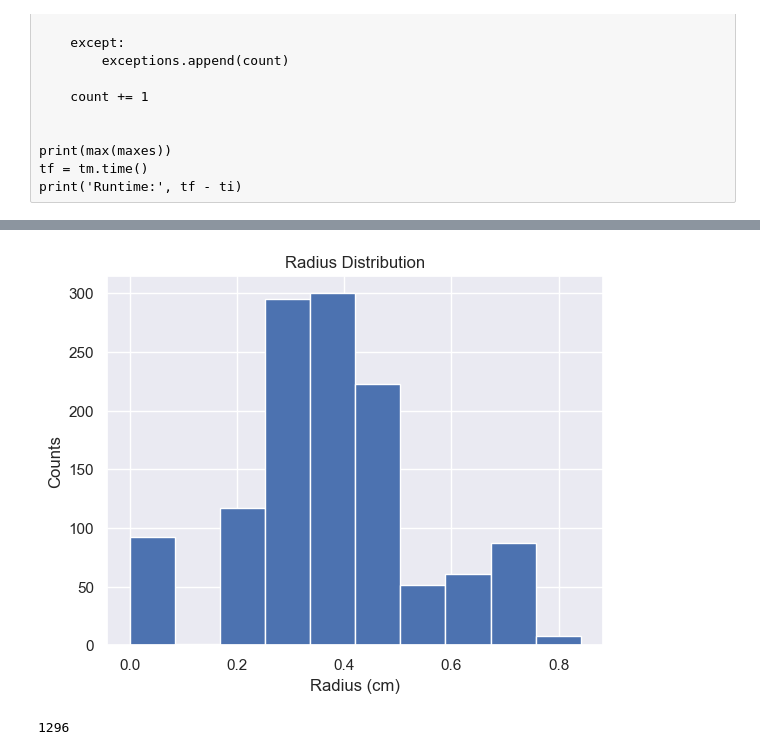
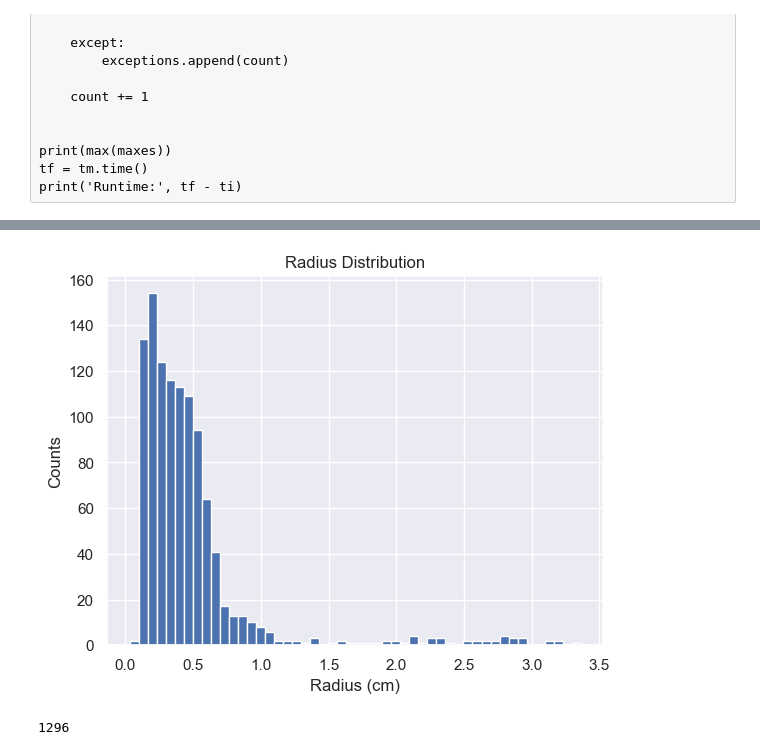
Before and after one commit to claireberschauer/MSc_Dissertation, a Jupyter notebook: Drift_model_testing.ipynb, the cells around one changed output, grey strips where cells are left out. Drawn from its saved outputs; the diff is of its cells as text; code cells hidden in the pictures.

Commit message:
Improved method for data processing. Notebook is messy but has all process tests.

```diff
--- a/Drift_model_testing.ipynb
+++ b/Drift_model_testing.ipynb
@@ -170,5 +263,5 @@ Runtime: 63.524857159455614 minutes
 # %%
-event = pd.DataFrame(data={'Event':event_nums, 'ID':ids, 'Side':sides, 'Layer':layers, 'Column':columns, 'R0':R0s, 'R1':R1s})
+event = pd.DataFrame(data={'Event':event_nums, 'ID':ids, 'Side':sides, 'Layer':layers, 'Column':columns, 'R0':R0s, 'Trigger_time':trigger_times})
 
 event.head()
 # %% [output]
@@ -213,7 +306,11 @@ print('Runtime:', tf - ti)
 
 # 'entry' : [(a_850, b_850, tx_850), (a_880, b_880, tx_880), (a_910, b_910, tx_910)]
 ab_vals = {'center_in': [(8.28, -0.9, 2.95), (8.53, -0.9, 2.97), (8.77, -0.9, 3.07)],
-           'center_out': [(3.86, -1.99, 2.95), (4.19, -1.93, 2.97), (4.55, -1.9, 3.06)]
+           'center_out': [(3.86, -1.99, 2.95), (4.19, -1.93, 2.97), (4.55, -1.9, 3.06)],
+           'edge_in': [(8.05, -0.9, 3.73), (8.35, -0.92, 4.15), (8.56, -0.9, 4.12)],
+           'edge_out': [(3.34, -2.04, 3.73), (3.39, -2.07, 4.15), (4.03, -1.91, 4.12)],
+           'corner_in': [(7.66, -0.87, 3.34), (7.92, -0.87, 3.45), (8.16, -0.87, 3.59)],
+           'corner_out': [(5.18, -1.4, 3.34), (4.94, -1.48, 3.45), (5.25, -1.45, 3.59)]
           }
 # %%
 # r(t) = (t/a)**(1/(1-b))
@@ -307,5 +389,5 @@ Length: 123, dtype: float64
 # %%
-dts = (event['R1'] - event['R0'])/1000
+dts = (event['R0'] - event['Trigger_time'] + 22)*12.5*10**(-3)
 Drift_time = pd.Series(data=dts, name='Drift_time')
 
 events_df = pd.concat([event, Drift_time], axis=1)
@@ -322,5 +408,5 @@ events_df.head()
 for i in events_df.index:
     if events_df['Drift_time'][i] > 20000:
         events_df['Drift_time'][i] = np.nan
-    elif events_df['Drift_time'][i] < -10:
+    elif events_df['Drift_time'][i] < -847289130:
         events_df['Drift_time'][i] = np.nan
@@ -367,11 +451,11 @@ events_df.head()
 # %%
-plt.hist(events_df['Radius'])
+plt.hist(events_df['Radius'], bins=50)
 plt.title('Radius Distribution')
 plt.xlabel('Radius (cm)')
 plt.ylabel('Counts')
 plt.show()
 # %% [output]
-[figure, old version]
+[figure, new version]
 # %%
 len(events_df.index)
 # %% [output]
```
Also changed, not shown: parts of 27 cells of this notebook.
